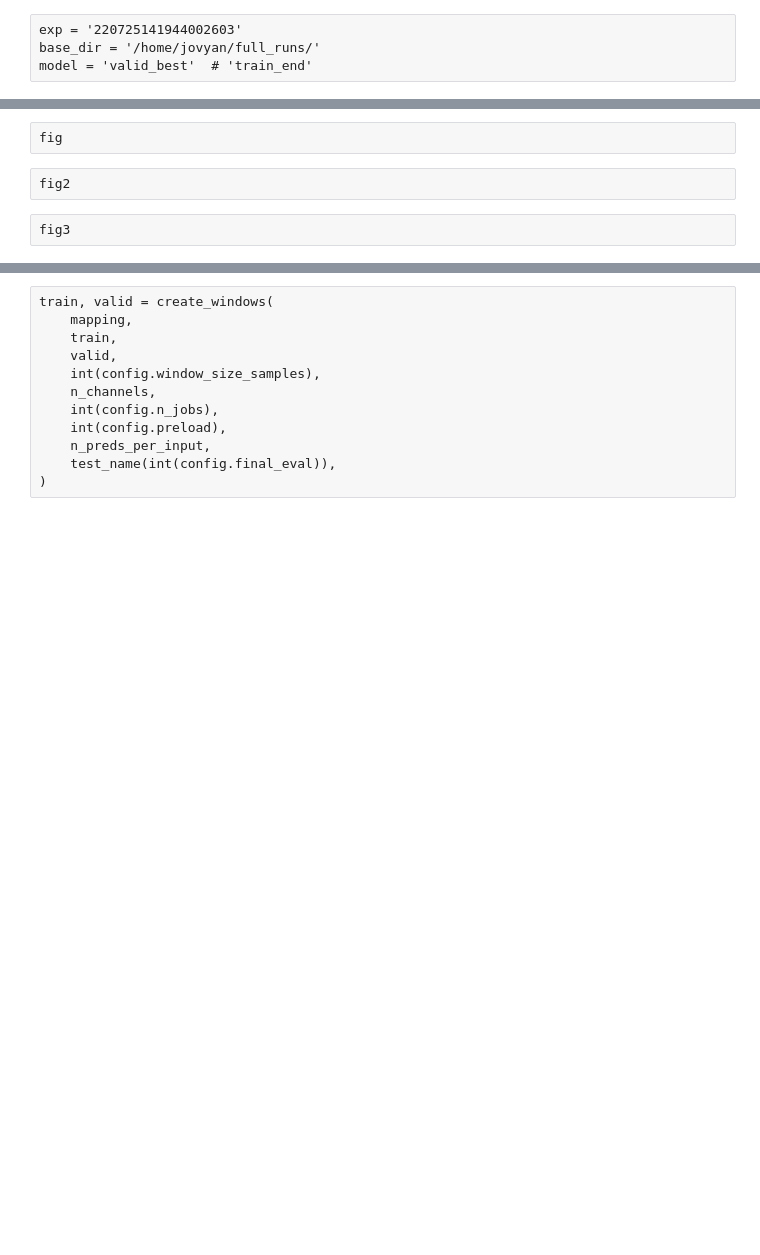
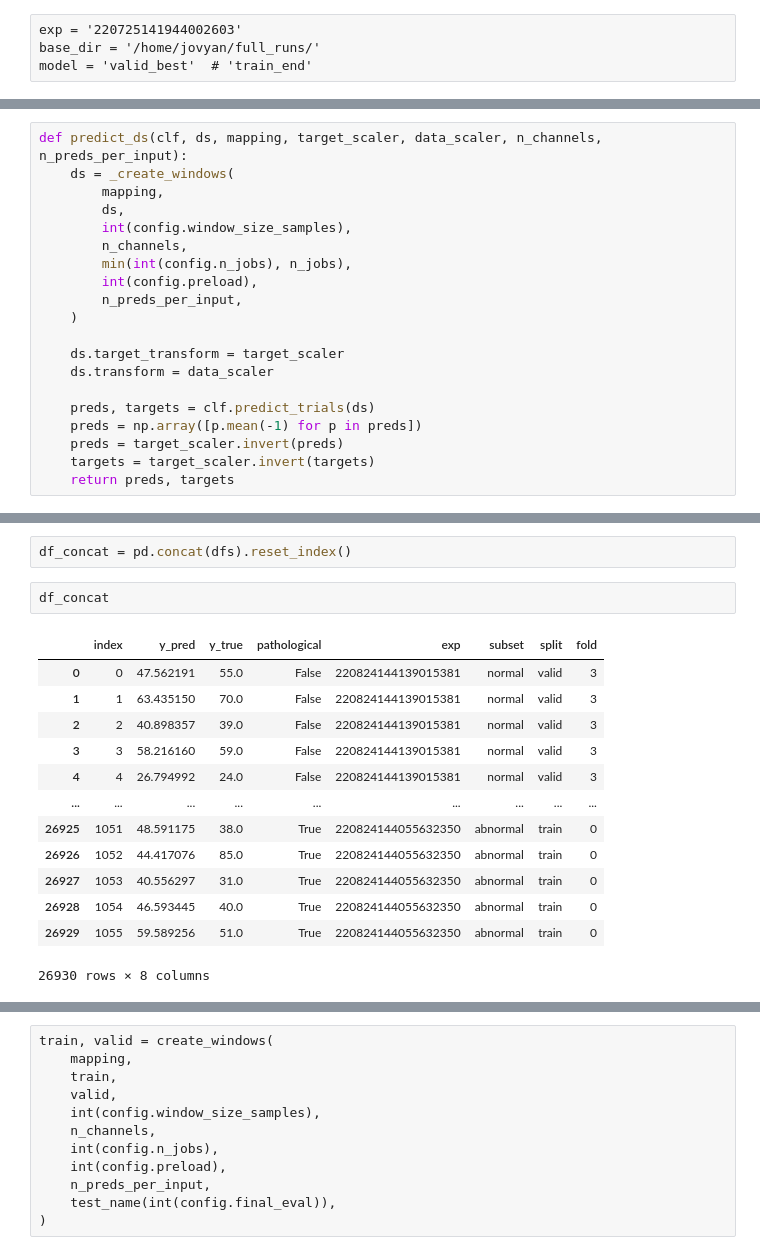
Before and after one commit to gemeinl/eeg-brain-age, a Jupyter notebook: post_hoc_analysis.ipynb, the cells around one changed output, grey strips where cells are left out. Saved outputs shown, nothing was run; the diff lists cells and outputs as text; blank space fills up the shorter version.

```diff
--- a/post_hoc_analysis.ipynb
+++ b/post_hoc_analysis.ipynb
@@ -40,0 +61,20 @@ model = 'valid_best'  # 'train_end'
+# %%
+def predict_ds(clf, ds, mapping, target_scaler, data_scaler, n_channels, n_preds_per_input):
+    ds = _create_windows(
+        mapping,
+        ds,
+        int(config.window_size_samples),
+        n_channels,
+        min(int(config.n_jobs), n_jobs),
+        int(config.preload),
+        n_preds_per_input,
+    )
+
+    ds.target_transform = target_scaler
+    ds.transform = data_scaler
+
+    preds, targets = clf.predict_trials(ds)
+    preds = np.array([p.mean(-1) for p in preds])
+    preds = target_scaler.invert(preds)
+    targets = target_scaler.invert(targets)
+    return preds, targets
@@ -128,6 +172,18 @@ for subset_i, subset in enumerate(subsets):
-# %%
-fig
-# %%
-fig2
-# %%
-fig3
+# %%
+df_concat = pd.concat(dfs).reset_index()
+# %%
+df_concat
+# %% [output]
+|  | index | y_pred | y_true | pathological | exp | subset | split | fold |
+| 0 | 0 | 47.562191 | 55.0 | False | 220824144139015381 | normal | valid | 3 |
+| 1 | 1 | 63.435150 | 70.0 | False | 220824144139015381 | normal | valid | 3 |
+| 2 | 2 | 40.898357 | 39.0 | False | 220824144139015381 | normal | valid | 3 |
+| 3 | 3 | 58.216160 | 59.0 | False | 220824144139015381 | normal | valid | 3 |
+| 4 | 4 | 26.794992 | 24.0 | False | 220824144139015381 | normal | valid | 3 |
+| ... | ... | ... | ... | ... | ... | ... | ... | ... |
+| 26925 | 1051 | 48.591175 | 38.0 | True | 220824144055632350 | abnormal | train | 0 |
+| 26926 | 1052 | 44.417076 | 85.0 | True | 220824144055632350 | abnormal | train | 0 |
+| 26927 | 1053 | 40.556297 | 31.0 | True | 220824144055632350 | abnormal | train | 0 |
+| 26928 | 1054 | 46.593445 | 40.0 | True | 220824144055632350 | abnormal | train | 0 |
+| 26929 | 1055 | 59.589256 | 51.0 | True | 220824144055632350 | abnormal | train | 0 |
+26930 rows × 8 columns
```
Also changed, not shown: parts of 22 cells of this notebook, 3 other files.
